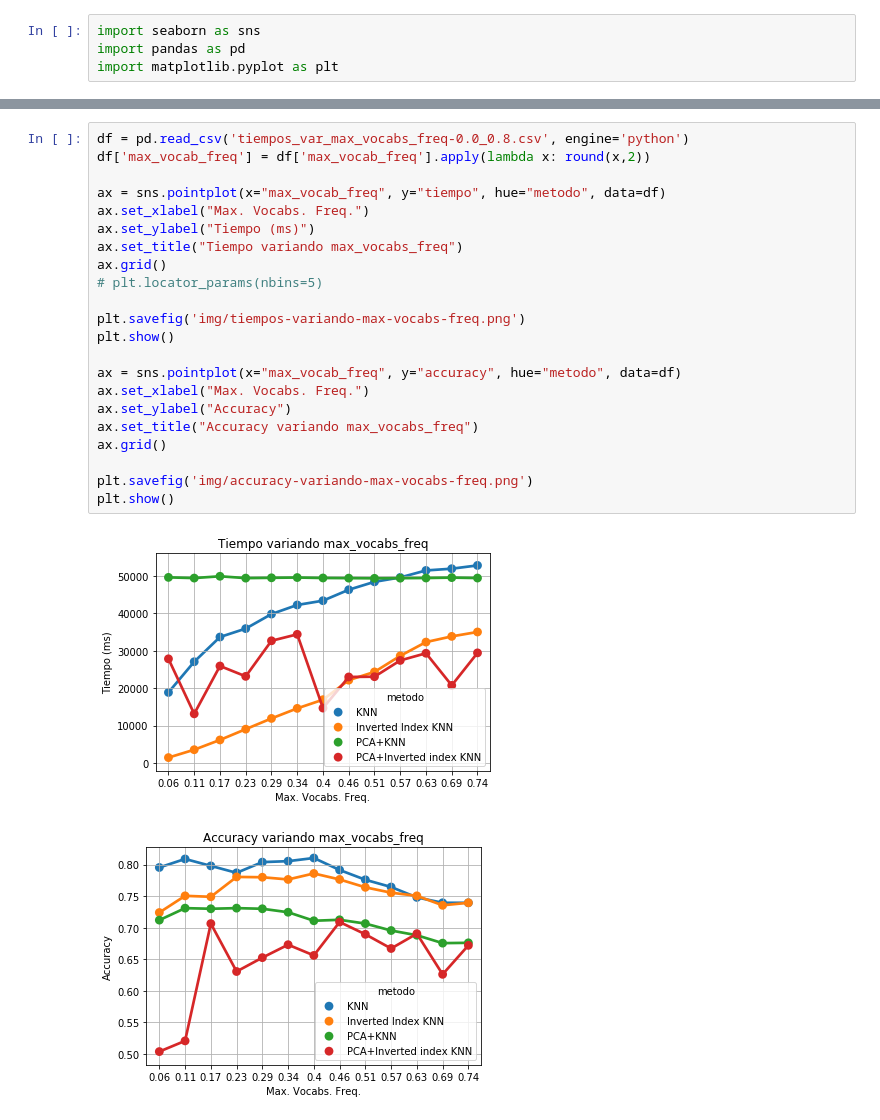
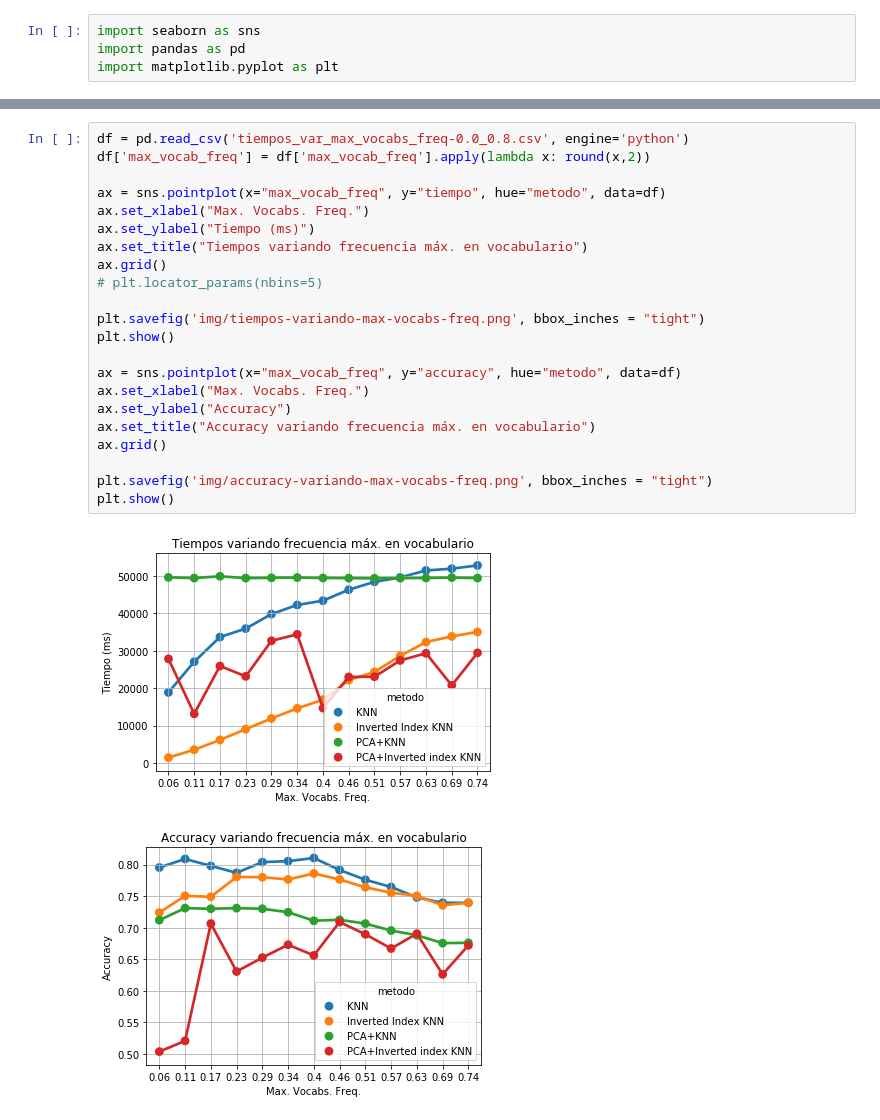
Before and after one commit to ABorgna/metnum, a Jupyter notebook: tp2/exp/exp-notebook.ipynb, the cells around one changed output, grey strips where cells are left out. Saved outputs shown, nothing was run; the diff lists cells and outputs as text.

```diff
--- a/tp2/exp/exp-notebook.ipynb
+++ b/tp2/exp/exp-notebook.ipynb
@@ -32,25 +56,25 @@ Exp. variando maximum vocabs. freq.
 # %%
 df = pd.read_csv('tiempos_var_max_vocabs_freq-0.0_0.8.csv', engine='python')
 df['max_vocab_freq'] = df['max_vocab_freq'].apply(lambda x: round(x,2))
 
 ax = sns.pointplot(x="max_vocab_freq", y="tiempo", hue="metodo", data=df)
 ax.set_xlabel("Max. Vocabs. Freq.")
 ax.set_ylabel("Tiempo (ms)")
-ax.set_title("Tiempo variando max_vocabs_freq")
+ax.set_title("Tiempos variando frecuencia máx. en vocabulario")
 ax.grid()
 # plt.locator_params(nbins=5)
 
-plt.savefig('img/tiempos-variando-max-vocabs-freq.png')
+plt.savefig('img/tiempos-variando-max-vocabs-freq.png', bbox_inches = "tight")
 plt.show()
 
 ax = sns.pointplot(x="max_vocab_freq", y="accuracy", hue="metodo", data=df)
 ax.set_xlabel("Max. Vocabs. Freq.")
 ax.set_ylabel("Accuracy")
-ax.set_title("Accuracy variando max_vocabs_freq")
+ax.set_title("Accuracy variando frecuencia máx. en vocabulario")
 ax.grid()
 
-plt.savefig('img/accuracy-variando-max-vocabs-freq.png')
+plt.savefig('img/accuracy-variando-max-vocabs-freq.png', bbox_inches = "tight")
 plt.show()
 # %% [output]
-[figure, old version]
+[figure, new version]
-[figure, old version]
+[figure, new version]
```
Also changed, not shown: parts of 5 cells of this notebook, 5 other files.
